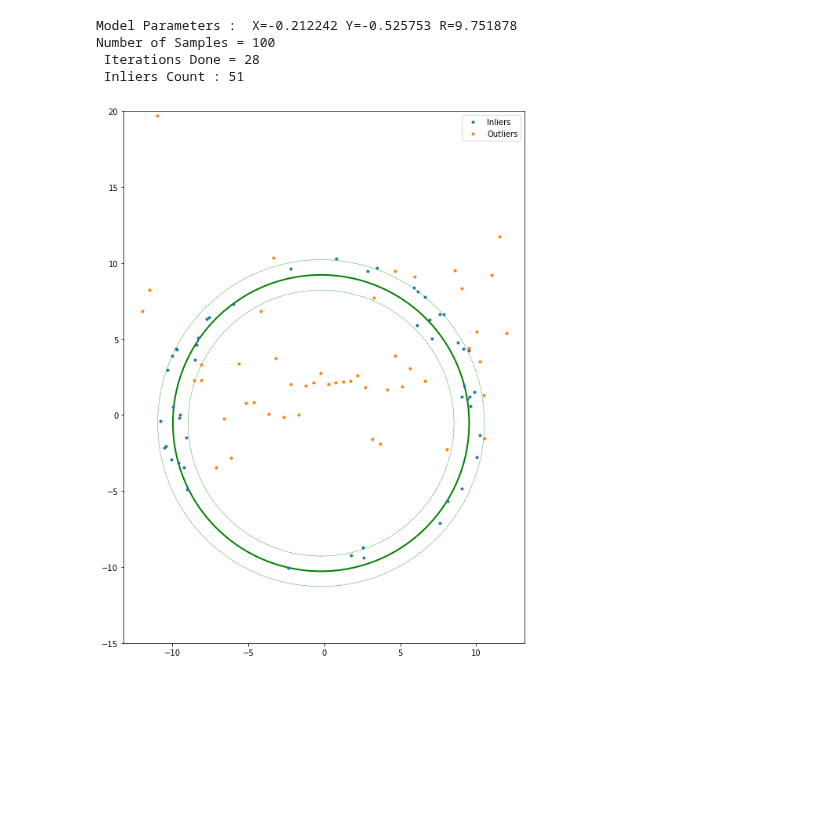
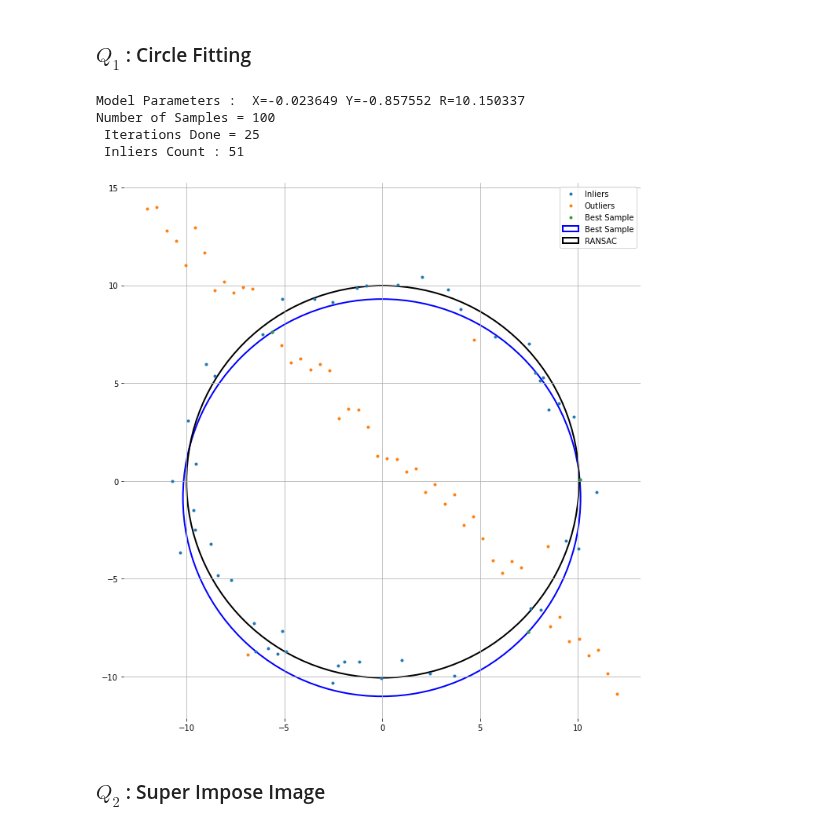
Before and after one commit to sanjith1999/EN2550-Assignments, a Jupyter notebook: Fitting and Alignment/main.ipynb, the cells around one changed output. Drawn from its saved outputs; the diff is of its cells as text; code cells hidden in the pictures; blank space fills up the shorter version.

```diff
--- a/Fitting and Alignment/main.ipynb
+++ b/Fitting and Alignment/main.ipynb
@@ -11,2 +12,4 @@ from lib.Visualize import visualize_points_and_circle
 from lib.RANSAC import Ransac,Circle
+# %% [markdown]
+### $Q_1$ : Circle Fitting
 # %%
@@ -29,15 +36,22 @@ X=np.vstack((x_circ,x_line))
-# %%
-threshold = 1
-ransac_run = Ransac(X,1)
-print(ransac_run)
-# %% [output]
-Model Parameters :  X=-0.212242 Y=-0.525753 R=9.751878
-Number of Samples = 100
- Iterations Done = 28
- Inliers Count : 51
-# %%
-circle = ransac_run.get_model()
-inliers,outliers = ransac_run.get_inliers_outliers()
-visualize_points_and_circle(points_list=[inliers,outliers],circles_list=[[circle.X,circle.Y,circle.R,threshold]],legends=["Inliers","Outliers"],y_lim=[-15,20])
-# %% [output]
-[figure, removed]
+# %%
+# Using Ransac to get the model
+threshold = 1
+ransac_run = Ransac(X,threshold)
+circle,model_points = ransac_run.get_model()
+inliers,outliers = ransac_run.get_inliers_outliers()
+print(ransac_run)
+
+# Getting Final Model using found Inliers
+final_model = Circle.randy_bullock_fit(inliers)
+# %% [output]
+Model Parameters :  X=-0.023649 Y=-0.857552 R=10.150337
+Number of Samples = 100
+ Iterations Done = 25
+ Inliers Count : 51
+# %%
+
+visualize_points_and_circle([inliers,outliers,model_points],[[circle,'blue'],[final_model,'black']],legends=[["Inliers",'Outliers',"Best Sample"],['Best Sample','RANSAC']],grid=True)
+# %% [output]
+[figure, added]
+# %% [markdown]
+### $Q_2$ : Super Impose Image
```
Also changed, not shown: parts of 5 cells of this notebook, 7 other files.
